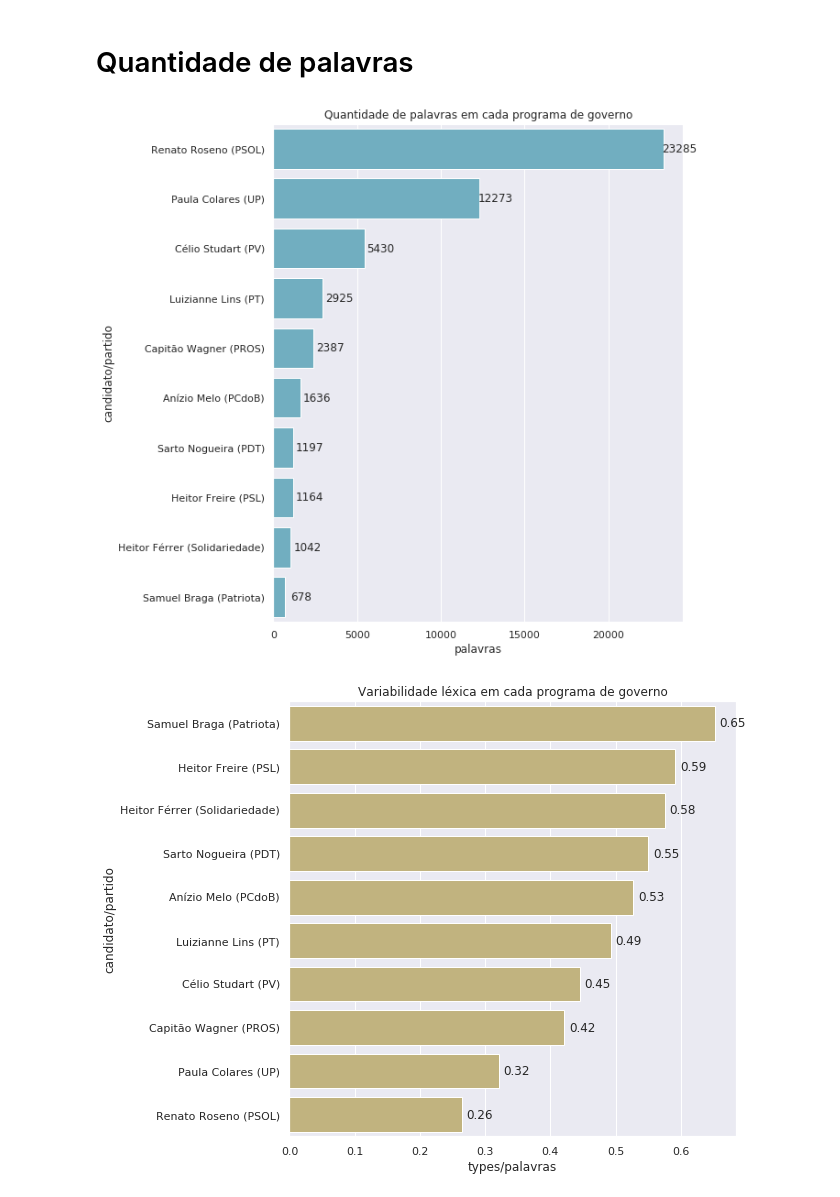
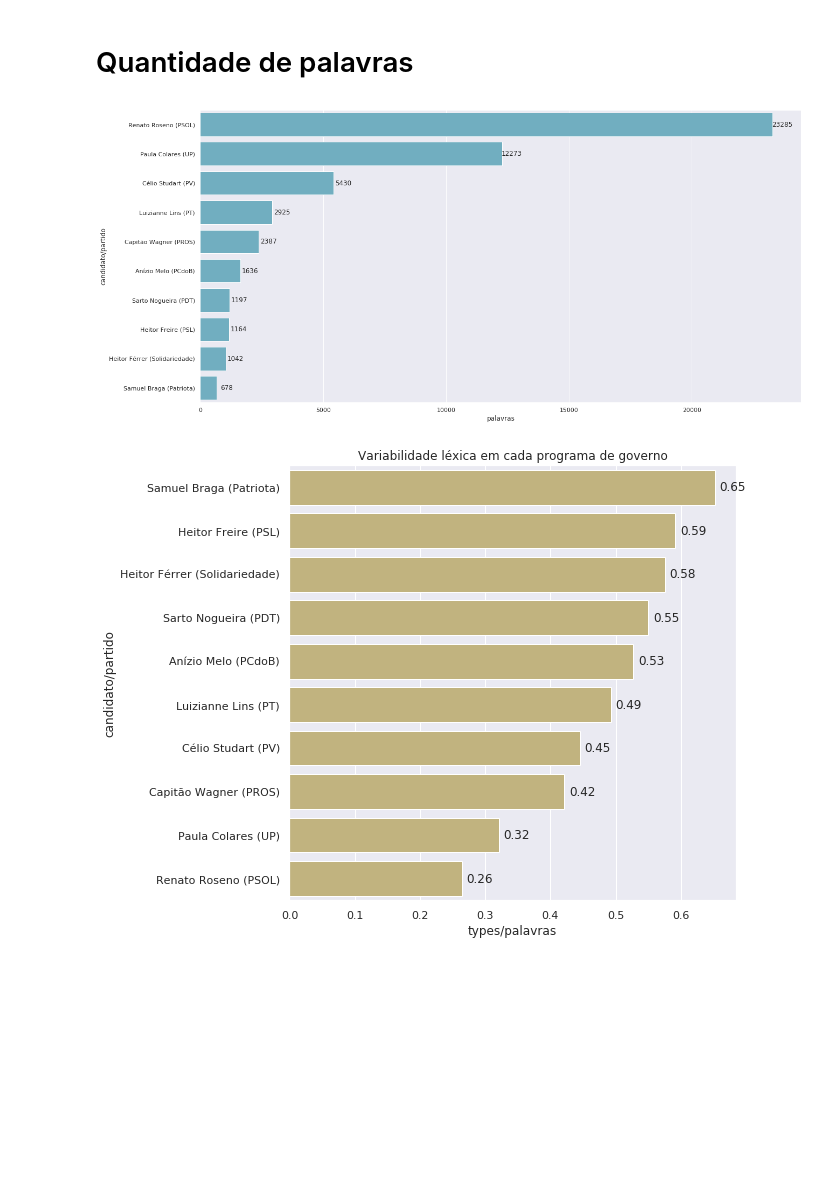
Before and after one commit to cabrau/planosGovernoFortaleza2020, a Jupyter notebook: PlanGov-Fortaleza2020.ipynb, the cells around one changed output. Drawn from its saved outputs; the diff is of its cells as text; code cells hidden in the pictures; blank space fills up the shorter version.

Commit message:
correct images dpi

```diff
--- a/PlanGov-Fortaleza2020.ipynb
+++ b/PlanGov-Fortaleza2020.ipynb
@@ -137,30 +142,30 @@ df[df['candidato']=='Célio Studart']['programa'].values[0]
 # %%
 df = df.sort_values(by='palavras',ascending=False)
 keys = df['candidato/partido']
 values = df['palavras']
 sns.set(style="darkgrid")
 
 # plt.figure(figsize=(10, 6))
 
 # plt.xticks(values, keys, rotation='vertical')
 # g = sns.barplot(x=keys, y=values, color = 'C9')
 # for p in g.patches:
 #     g.annotate(format(p.get_height(), '.0f'), (p.get_x() + p.get_width() / 2.,
 #                                                p.get_height()), ha = 'center',
 #                va = 'center', xytext = (0, 5), textcoords = 'offset points')
 
-plt.figure(figsize=(8, 10))
-plt.title('Quantidade de palavras em cada programa de governo')
+plt.figure(figsize=(20, 10))
+#plt.title('Quantidade de palavras em cada programa de governo')
 g = sns.barplot(x=values, y=keys, color = 'C9')
 for p in g.patches:
     g.annotate(format(p.get_width(), '.0f'), (p.get_width(),
                                                p.get_y() + p.get_height()/2.), ha = 'center',
                va = 'center', xytext = (18, 0), textcoords = 'offset points')
 
-plt.savefig('plots/palavras_programas.png')
+plt.savefig('plots/palavras_programas.png',dpi=150)
 plt.show()
 # %% [output]
-[figure, old version]
+[figure, new version]
 # %%
 df = df.sort_values(by='types/palavras',ascending=False)
 keys = df['candidato/partido']
```
Also changed, not shown: parts of 3 cells of this notebook, 1 other file.
